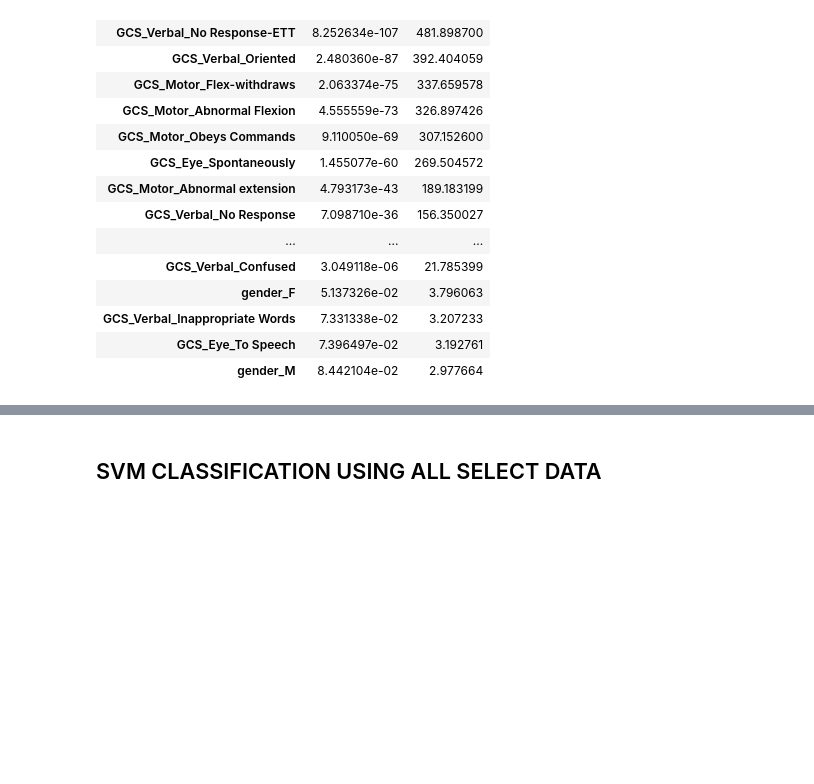
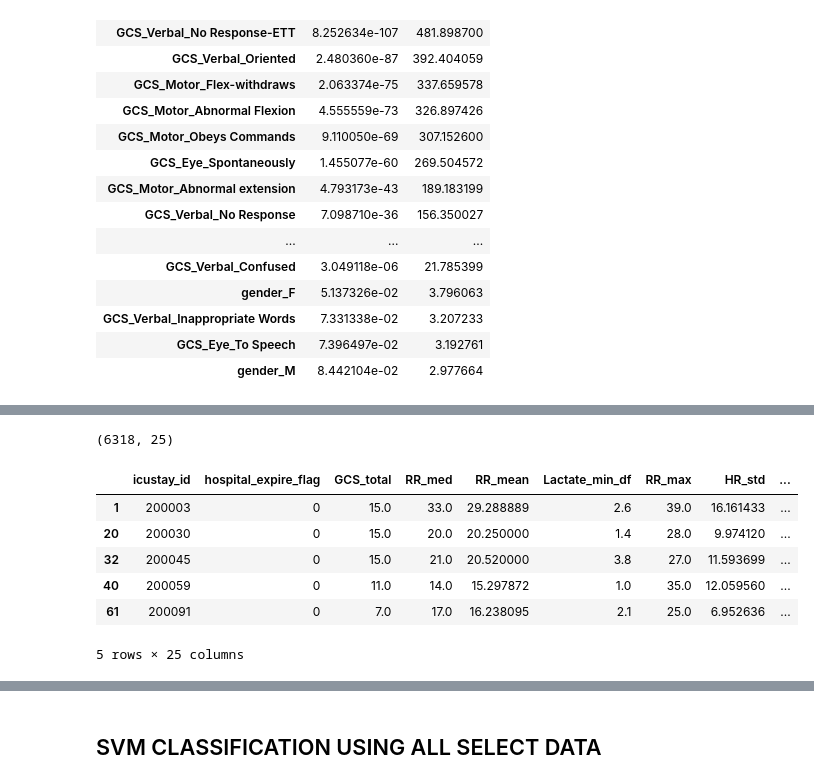
Before and after one commit to RJBeetel3/mimic3_analysis, a Jupyter notebook: ICU_MORTALITY_FIRST24.ipynb, the cells around one changed output, grey strips where cells are left out. Saved outputs shown, nothing was run; the diff lists cells and outputs as text; code cells hidden in the pictures; blank space fills up the shorter version.

```diff
--- a/ICU_MORTALITY_FIRST24.ipynb
+++ b/ICU_MORTALITY_FIRST24.ipynb
@@ -948,3 +890,37 @@ cat_select_data.head()
+# %%
+# SELECTING ALL FEATURES FOR NN
+
+#cont_select_features = list(cont_feature_scores[cont_feature_scores.scores > 600].index)
+
+
+
+# CODE TO ELIMINATE COLUMNS BEGINNING WITH LOWEST SCORED VARIABLES FIRST, UNTIL WE HAVE > 5000 SAMPLES WITH
+# NO NAN VALUES
+monkey = -1
+cont_select_features = cont_feature_scores.index
+cont_select_data = cont_data[cont_select_features].dropna()
+
+while cont_select_data.shape[0] < 5000:
+    cont_select_features = list(cont_feature_scores.index)[:monkey]
+    cont_select_data = cont_data[cont_select_features].dropna()
+    monkey -= 1
+
+
+
+cont_select_features.insert(0, 'icustay_id')
+cont_select_features.insert(1,'hospital_expire_flag')
+cont_select_data = cont_data[cont_select_features].dropna()
+display(cont_select_data.shape)
+cont_select_data.head()
+# %% [output]
+(6318, 25)
+|  | icustay_id | hospital_expire_flag | GCS_total | RR_med | RR_mean | Lactate_min_df | RR_max | HR_std | ... |
+| 1 | 200003 | 0 | 15.0 | 33.0 | 29.288889 | 2.6 | 39.0 | 16.161433 | ... |
+| 20 | 200030 | 0 | 15.0 | 20.0 | 20.250000 | 1.4 | 28.0 | 9.974120 | ... |
+| 32 | 200045 | 0 | 15.0 | 21.0 | 20.520000 | 3.8 | 27.0 | 11.593699 | ... |
+| 40 | 200059 | 0 | 11.0 | 14.0 | 15.297872 | 1.0 | 35.0 | 12.059560 | ... |
+| 61 | 200091 | 0 | 7.0 | 17.0 | 16.238095 | 2.1 | 25.0 | 6.952636 | ... |
+5 rows × 25 columns
 # %%
 
 cont_select_data2 = cont_select_data.set_index(['icustay_id'], inplace = False)
```
Also changed, not shown: parts of 20 cells of this notebook, 1 other file.
